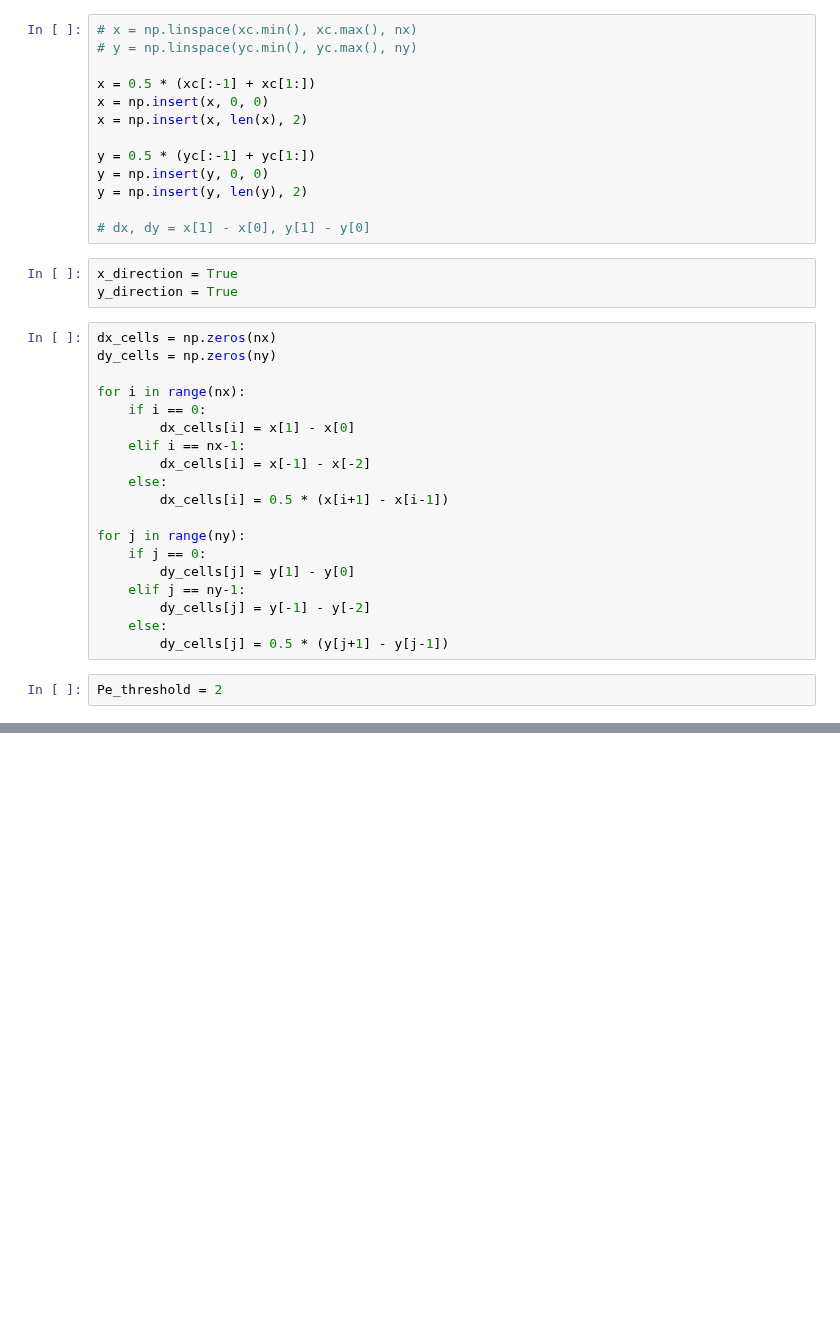
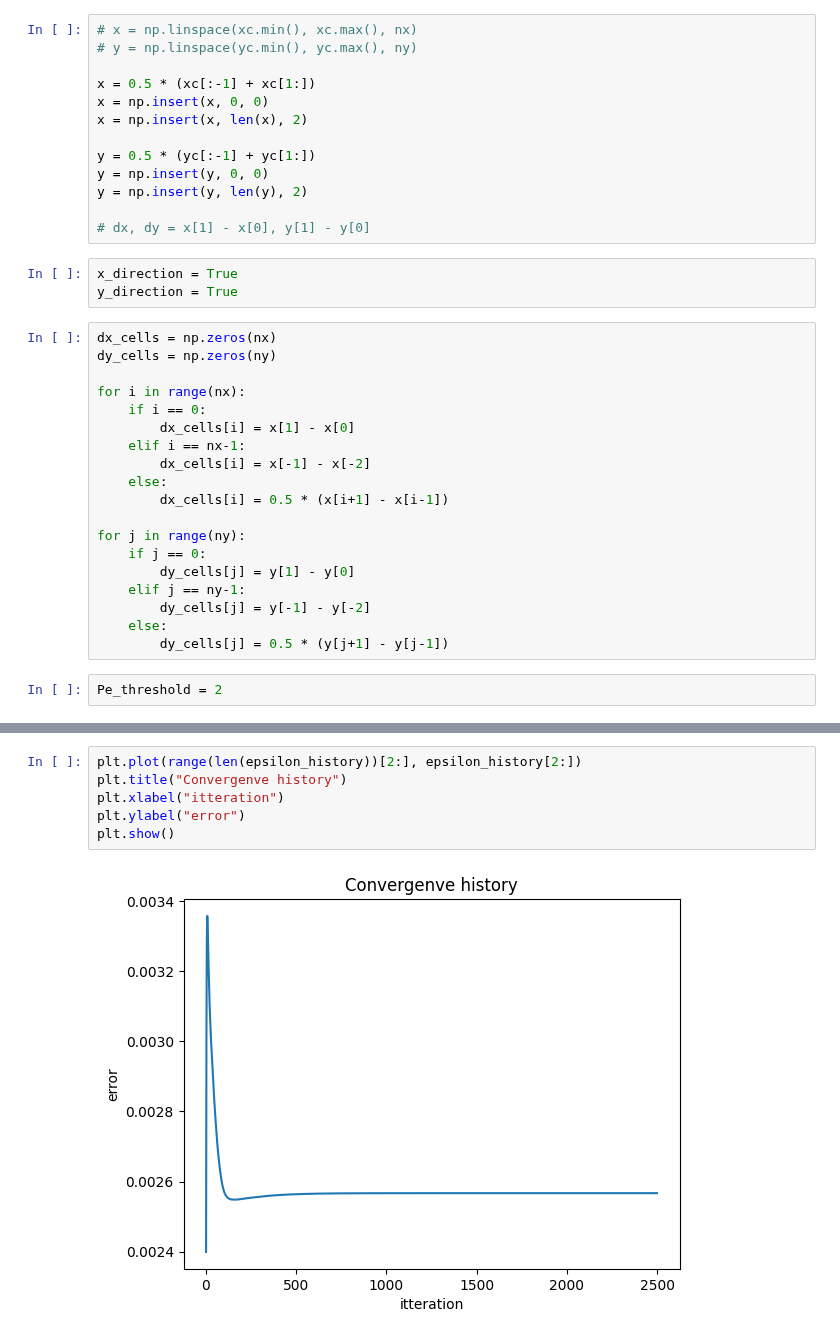
Before and after one commit to Mafaz03/Computational-Fluid-Dynamics, a Jupyter notebook: 2-D Convection Diffusion/2-D Convection Diffusion Assignment 3-2.ipynb, the cells around one changed output, grey strips where cells are left out. Cells and saved outputs as stored; diff of their text form; blank space fills up the shorter version.

```diff
--- a/2-D Convection Diffusion/2-D Convection Diffusion Assignment 3-2.ipynb
+++ b/2-D Convection Diffusion/2-D Convection Diffusion Assignment 3-2.ipynb
@@ -417,3 +417,11 @@ Iteration 2400: ε = 8.165622e-03, T ∈ [20.00, 100.00]°C
+# %%
+plt.plot(range(len(epsilon_history))[2:], epsilon_history[2:])
+plt.title("Convergenve history")
+plt.xlabel("itteration")
+plt.ylabel("error")
+plt.show()
+# %% [output]
+[figure, added]
 # %%
 Pe_array = np.array(Pe_history)
 n = int(len(Pe_array)**0.5)
```
Also changed, not shown: parts of 6 cells of this notebook, 4 other files.
